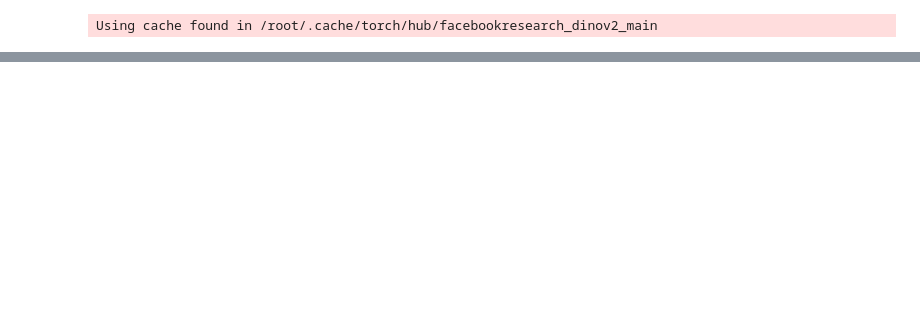
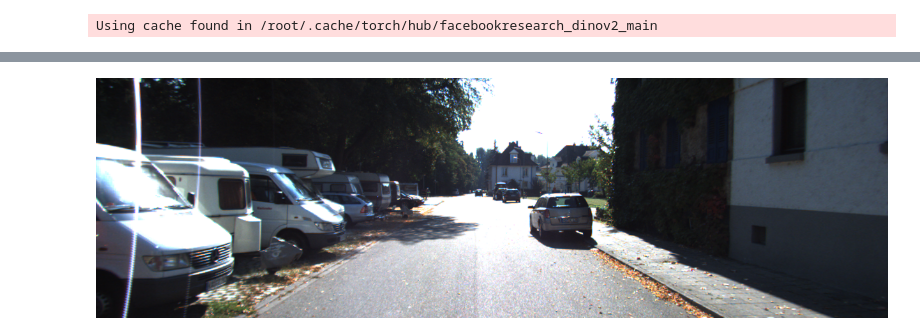
Before and after one commit to zht043/HKU-OccNet, a Jupyter notebook: Experiments/SimpleViT.ipynb, the cells around one changed output, grey strips where cells are left out. Cells and saved outputs as stored; diff of their text form; code cells hidden in the pictures; blank space fills up the shorter version.

```diff
--- a/Experiments/SimpleViT.ipynb
+++ b/Experiments/SimpleViT.ipynb
@@ -350,2 +377,4 @@ val_dataset.get_dict(200)['image2']
 # %%
-val_dataset.get_dict(200)['image3']
+val_dataset.get_dict(4)['image3']
+# %% [output]
+[figure, added]
```
Also changed, not shown: parts of 12 cells of this notebook, 6 other files.
